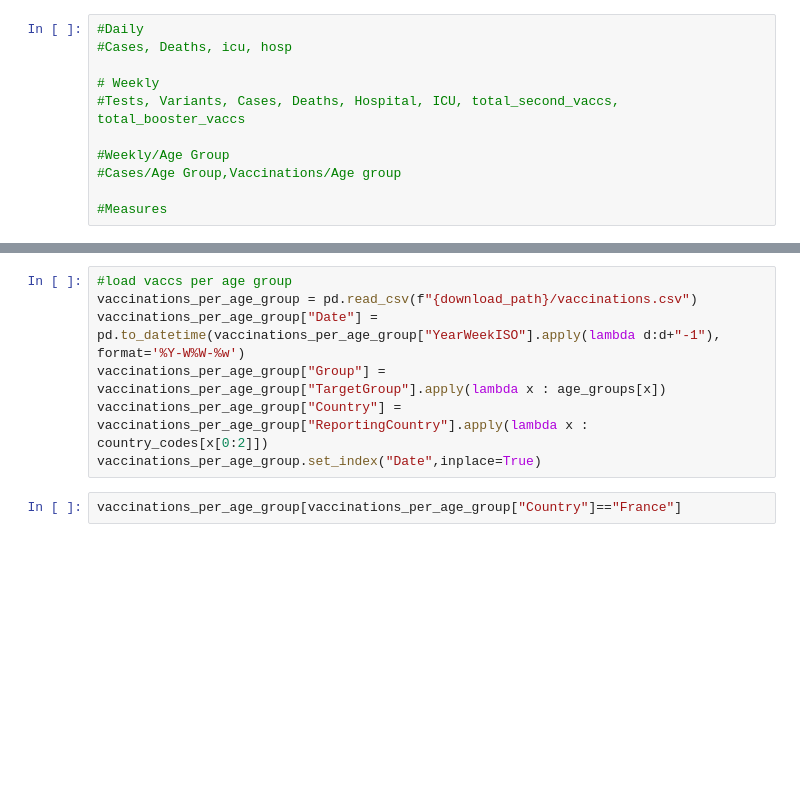
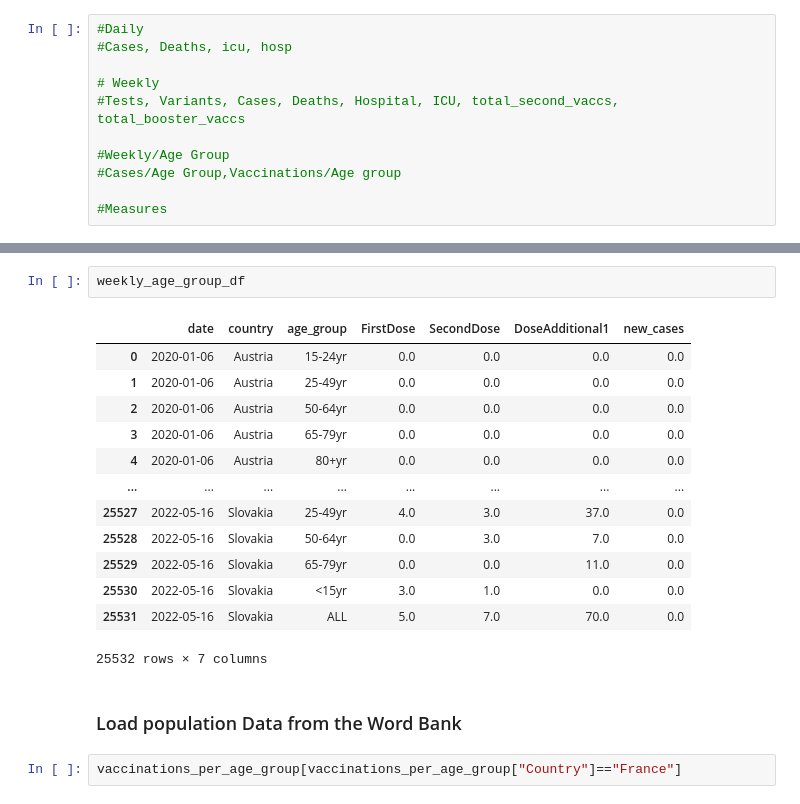
Before and after one commit to ciphersmaug/dst-project, a Jupyter notebook: data_transformation.ipynb, the cells around one changed output, grey strips where cells are left out. Saved outputs shown, nothing was run; the diff lists cells and outputs as text; blank space fills up the shorter version.

```diff
--- a/data_transformation.ipynb
+++ b/data_transformation.ipynb
@@ -192,10 +326,21 @@ age_groups = {
-# %%
-#load vaccs per age group
-vaccinations_per_age_group = pd.read_csv(f"{download_path}/vaccinations.csv")
-vaccinations_per_age_group["Date"] = pd.to_datetime(vaccinations_per_age_group["YearWeekISO"].apply(lambda d:d+"-1"), format='%Y-W%W-%w')
-vaccinations_per_age_group["Group"] = vaccinations_per_age_group["TargetGroup"].apply(lambda x : age_groups[x])
-vaccinations_per_age_group["Country"] = vaccinations_per_age_group["ReportingCountry"].apply(lambda x : country_codes[x[0:2]])
-vaccinations_per_age_group.set_index("Date",inplace=True)
+# %%
+weekly_age_group_df
+# %% [output]
+|  | date | country | age_group | FirstDose | SecondDose | DoseAdditional1 | new_cases |
+| 0 | 2020-01-06 | Austria | 15-24yr | 0.0 | 0.0 | 0.0 | 0.0 |
+| 1 | 2020-01-06 | Austria | 25-49yr | 0.0 | 0.0 | 0.0 | 0.0 |
+| 2 | 2020-01-06 | Austria | 50-64yr | 0.0 | 0.0 | 0.0 | 0.0 |
+| 3 | 2020-01-06 | Austria | 65-79yr | 0.0 | 0.0 | 0.0 | 0.0 |
+| 4 | 2020-01-06 | Austria | 80+yr | 0.0 | 0.0 | 0.0 | 0.0 |
+| ... | ... | ... | ... | ... | ... | ... | ... |
+| 25527 | 2022-05-16 | Slovakia | 25-49yr | 4.0 | 3.0 | 37.0 | 0.0 |
+| 25528 | 2022-05-16 | Slovakia | 50-64yr | 0.0 | 3.0 | 7.0 | 0.0 |
+| 25529 | 2022-05-16 | Slovakia | 65-79yr | 0.0 | 0.0 | 11.0 | 0.0 |
+| 25530 | 2022-05-16 | Slovakia | <15yr | 3.0 | 1.0 | 0.0 | 0.0 |
+| 25531 | 2022-05-16 | Slovakia | ALL | 5.0 | 7.0 | 70.0 | 0.0 |
+25532 rows × 7 columns
+# %% [markdown]
+### Load population Data from the Word Bank
 # %%
 vaccinations_per_age_group[vaccinations_per_age_group["Country"]=="France"]
 # %% [output]
```
Also changed, not shown: parts of 15 cells of this notebook.
